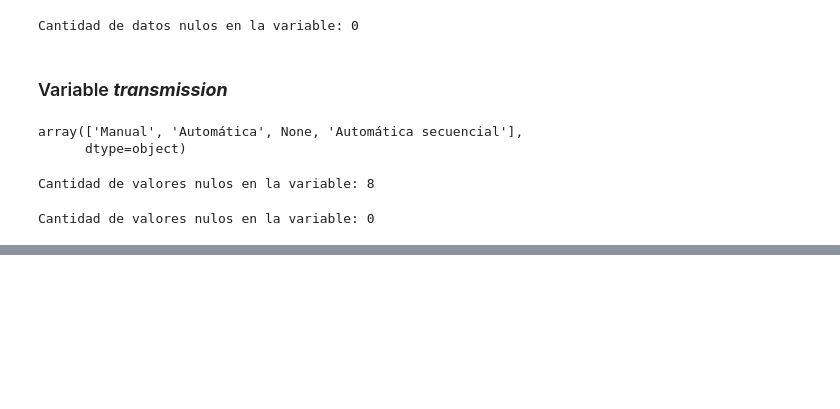
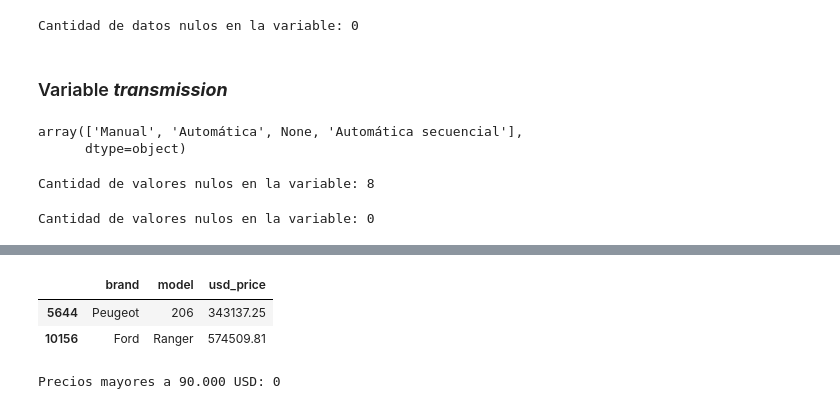
Before and after one commit to arielRas/UsedCarPricePredict-MercadoLibre, a Jupyter notebook: CarPricePredict.ipynb, the cells around one changed output, grey strips where cells are left out. Saved outputs shown, nothing was run; the diff lists cells and outputs as text; code cells hidden in the pictures; blank space fills up the shorter version.

Commit message:
Se modifica la variable price y se elimina la variable currency

```diff
--- a/CarPricePredict.ipynb
+++ b/CarPricePredict.ipynb
@@ -425,0 +430,7 @@ Cantidad de valores nulos en la variable: 0
+# %%
+df.price = df.price.astype(float)
+df.loc[df.currency == 'ARS', 'price'] = df.price.apply(lambda x: x/1020)
+# %%
+df.rename(columns={'price': 'usd_price'}, inplace=True)
+df.drop(columns='currency')
+df.usd_price.describe()
@@ -425,0 +447,6 @@ Cantidad de valores nulos en la variable: 0
+# %%
+df.loc[df.usd_price > 90000, ['brand', 'model', 'usd_price']].round(2)
+# %% [output]
+|  | brand | model | usd_price |
+| 5644 | Peugeot | 206 | 343137.25 |
+| 10156 | Ford | Ranger | 574509.81 |
@@ -425,0 +456,4 @@ Cantidad de valores nulos en la variable: 0
+# %%
+print(f'Precios mayores a 90.000 USD: {df.loc[df.usd_price > 90000].shape[0]}')
+# %% [output]
+Precios mayores a 90.000 USD: 0
```
Also changed, not shown: parts of 9 cells of this notebook.
